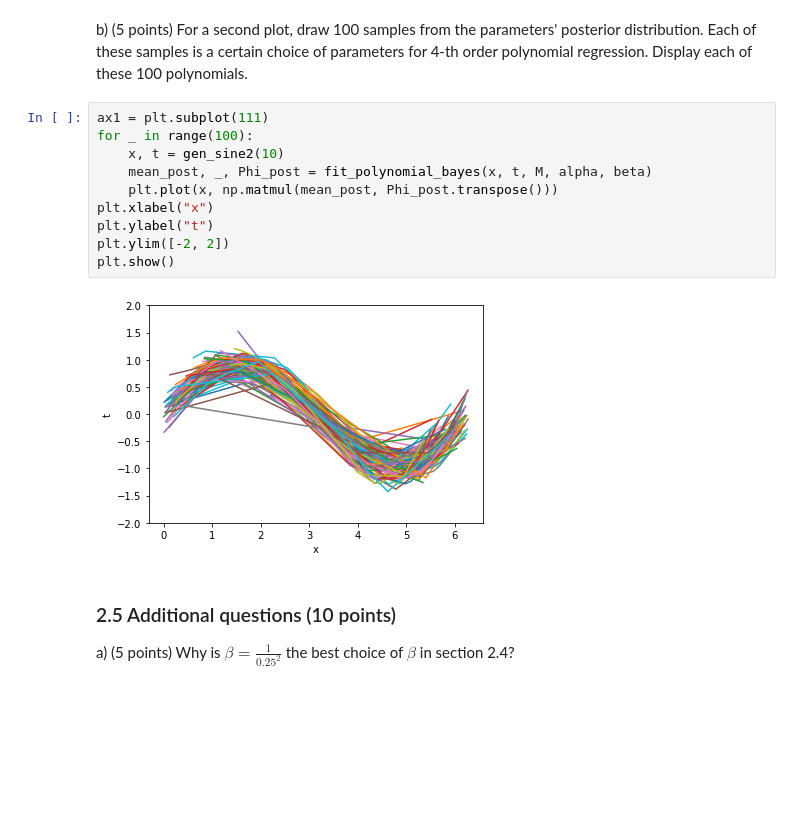
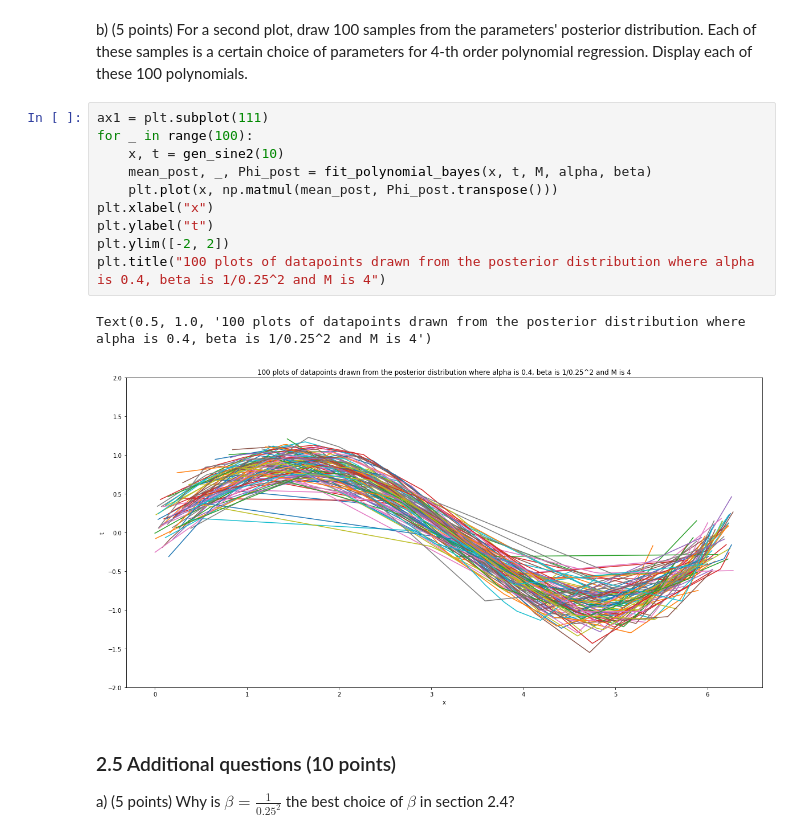
Before and after one commit to woutster/ml1, a Jupyter notebook: 10749586_12385913_lab1.ipynb, the cells around one changed output. Drawn from its saved outputs; the diff is of its cells as text; blank space fills up the shorter version.

```diff
--- a/10749586_12385913_lab1.ipynb
+++ b/10749586_12385913_lab1.ipynb
@@ -525,15 +528,16 @@ Display each of these 100 polynomials.
 # %%
 ax1 = plt.subplot(111)
 for _ in range(100):
     x, t = gen_sine2(10)
     mean_post, _, Phi_post = fit_polynomial_bayes(x, t, M, alpha, beta)
     plt.plot(x, np.matmul(mean_post, Phi_post.transpose()))
 plt.xlabel("x")
 plt.ylabel("t")
 plt.ylim([-2, 2])
-plt.show()
+plt.title("100 plots of datapoints drawn from the posterior distribution where alpha is 0.4, beta is 1/0.25^2 and M is 4")
 # %% [output]
+Text(0.5, 1.0, '100 plots of datapoints drawn from the posterior distribution where alpha is 0.4, beta is 1/0.25^2 and M is 4')
-[figure, old version]
+[figure, new version]
 # %% [markdown]
 ### 2.5 Additional questions (10 points)
 
```
Also changed, not shown: parts of 4 cells of this notebook, 2 other files.
